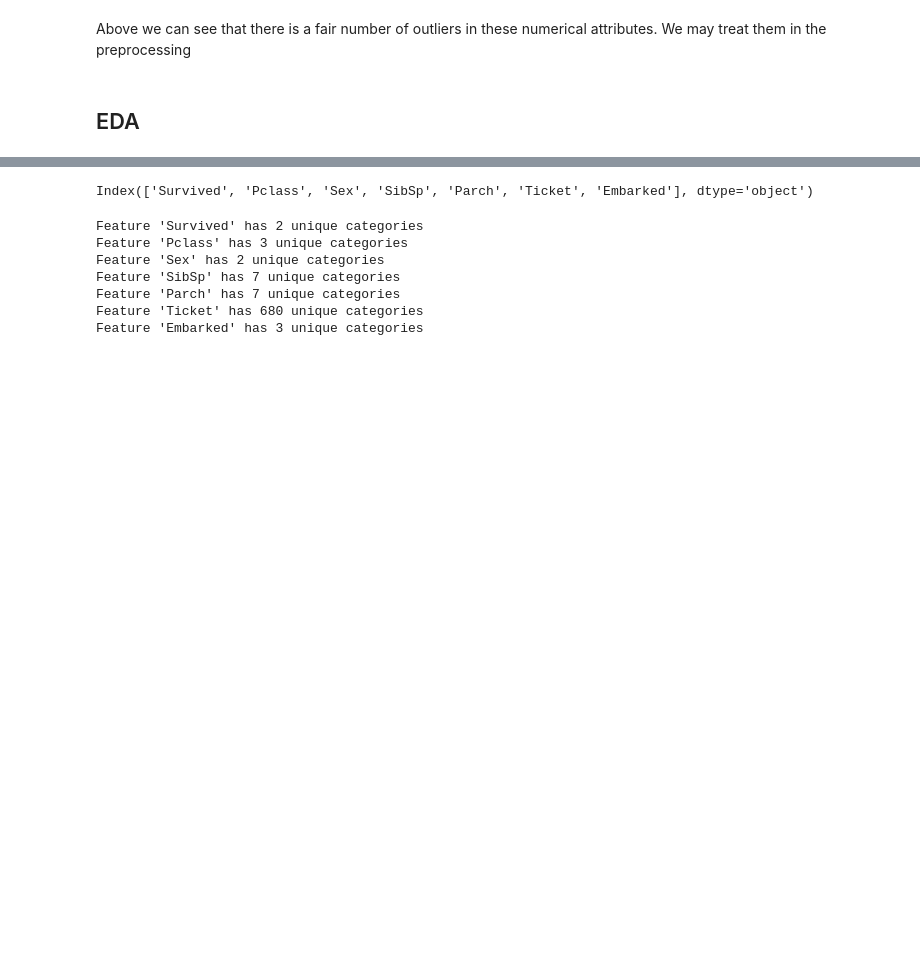
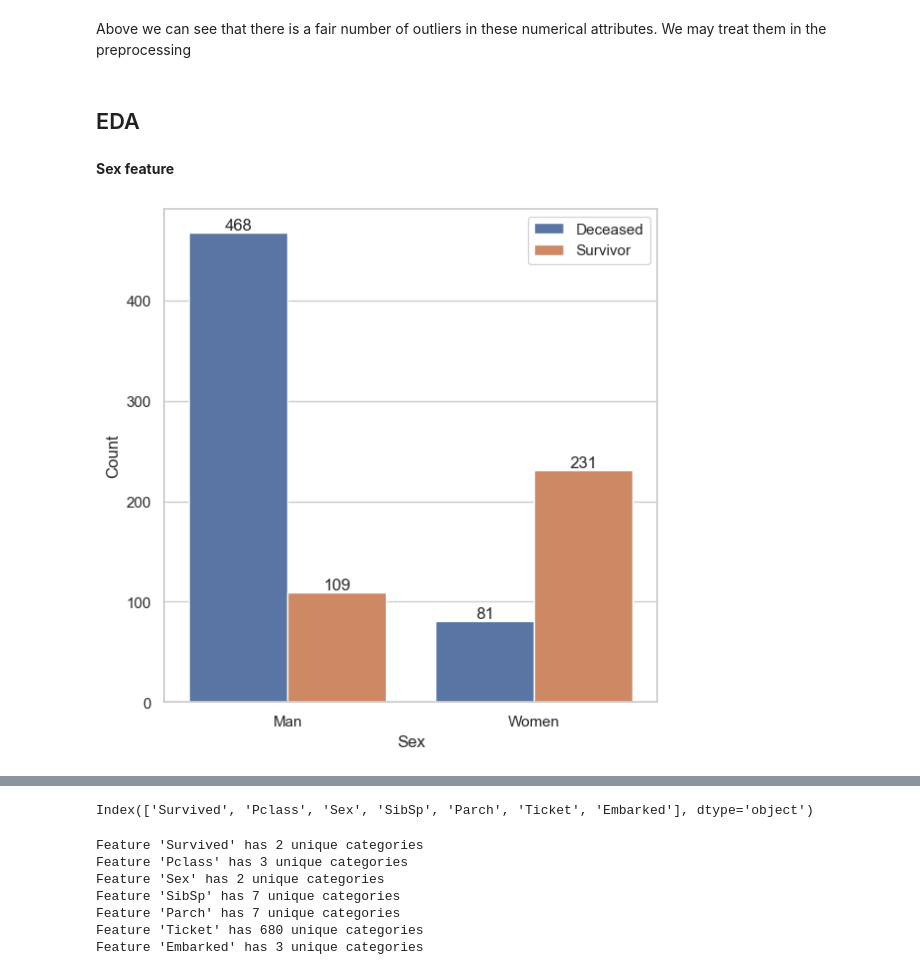
Before and after one commit to italojsr/Titanic, a Jupyter notebook: titanic.ipynb, the cells around one changed output, grey strips where cells are left out. Saved outputs shown, nothing was run; the diff lists cells and outputs as text; code cells hidden in the pictures; blank space fills up the shorter version.

```diff
--- a/titanic.ipynb
+++ b/titanic.ipynb
@@ -189,3 +189,19 @@ sns.boxplot(x = df[numerical_attributes[1]])
 Above we can see that there is a fair number of outliers in these numerical attributes. We may treat them in the preprocessing
 # %% [markdown]
 ## EDA
+# %% [markdown]
+<b>Sex feature</b>
+# %%
+fig = plt.figure(figsize = (5,5))
+ax = fig.add_axes([0,0,1,1])
+sns.countplot(df,x = 'Sex',hue = 'Survived')
+sns.set_theme(style = 'whitegrid')
+ax.set_xticks([0,1],('Man','Women'))
+ax.set_xlabel('Sex',fontsize = 12)
+ax.set_ylabel('Count',fontsize = 12)
+ax.legend(['Deceased','Survived'])
+
+for label in ax.containers:
+    ax.bar_label(label)
+# %% [output]
+[figure, added]
```
Also changed, not shown: parts of 34 cells of this notebook.
